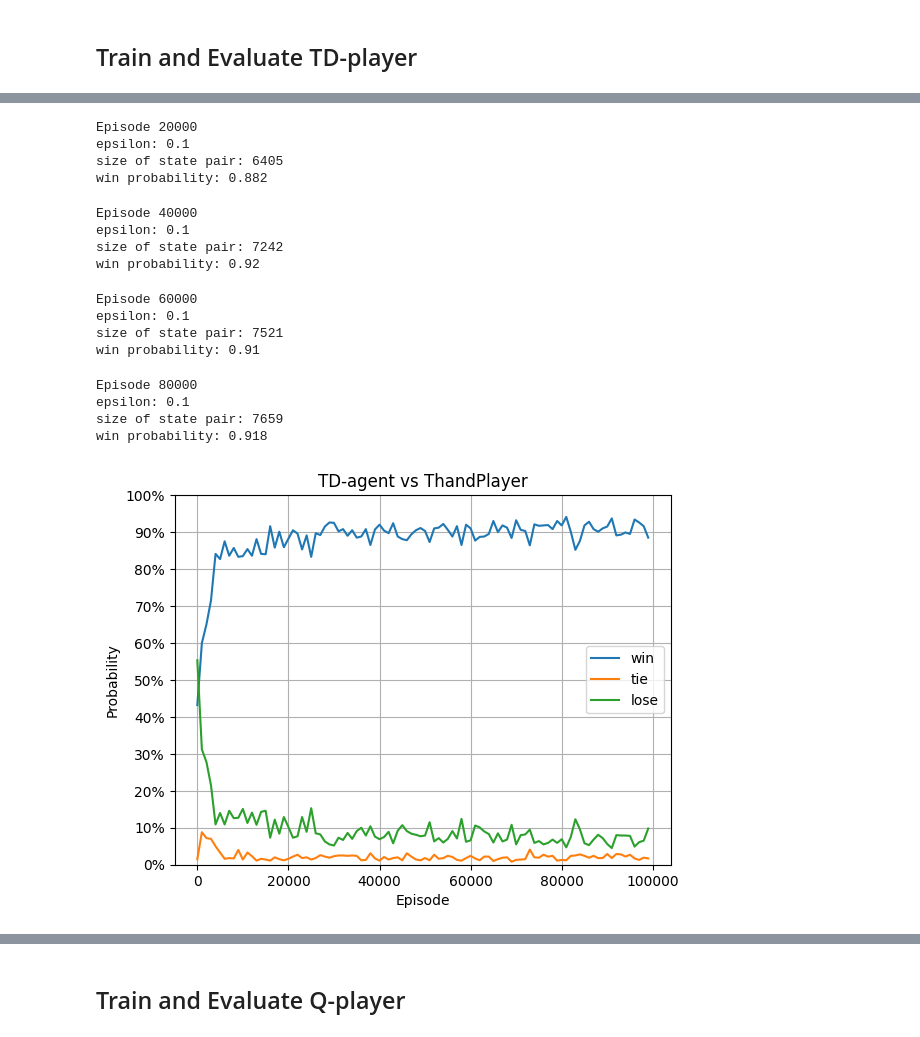
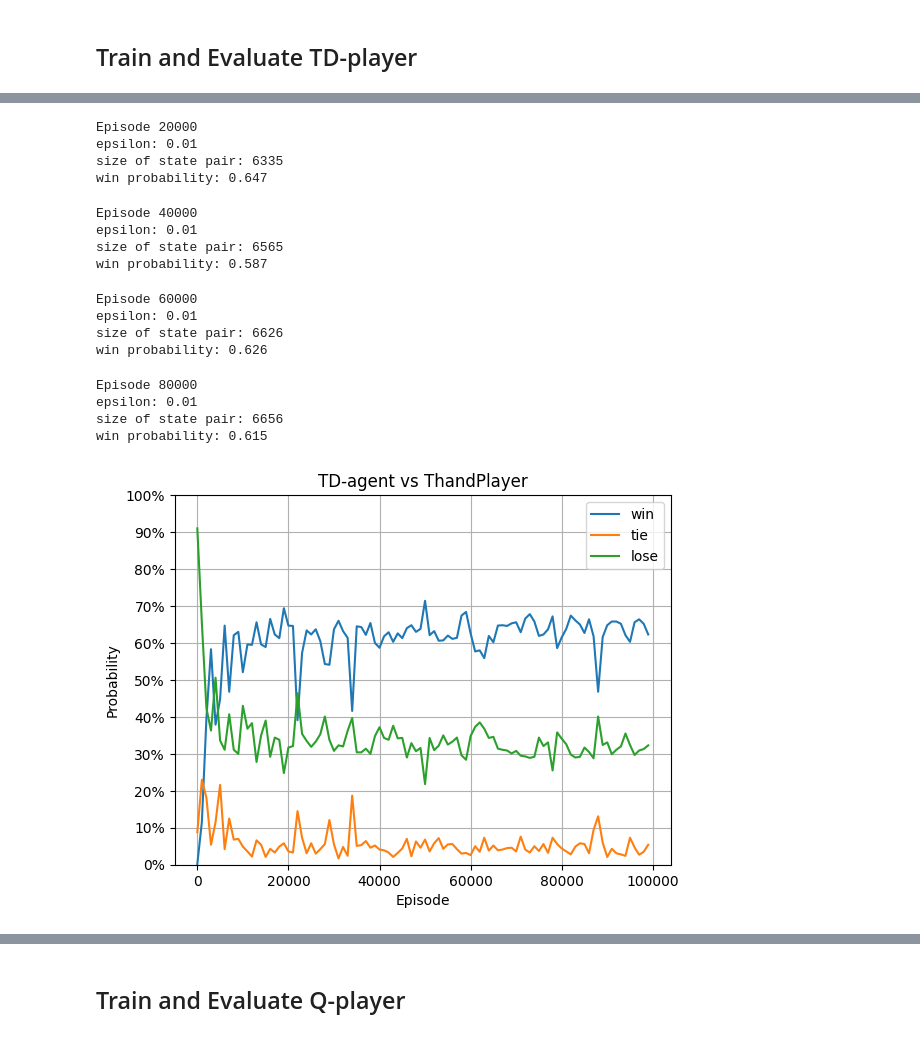
Before and after one commit to QizheCui/CW1_RL, a Jupyter notebook: tic-tac-toe.ipynb, the cells around one changed output, grey strips where cells are left out. Cells and saved outputs as stored; diff of their text form; code cells hidden in the pictures.

```diff
--- a/tic-tac-toe.ipynb
+++ b/tic-tac-toe.ipynb
@@ -221,16 +222,16 @@ class HumanPlayer(Player):
 ## Build a Q-learning Agent
 # %%
 class RLAgent:
-    def __init__(self, letter, alpha=0.2, gamma=0.9):
+    def __init__(self, letter, alpha=0.3, gamma=0.9):
         self.alpha = alpha
         self.gamma = gamma
         self.Q = {}  # state-action pair to value
-        self.epsilon = 0.8  # exploration rate/ epsilon
+        self.epsilon = 0.2  # exploration rate/ epsilon
         self.epsilon_min = 0.1
         # use a smooth decay for epsilon
         self.epsilon_decay = 0.999
         self.letter = letter
-        self.default_q = 0.5 # default Q-value for unseen state-action pair
+        self.default_q = 1 # default Q-value for unseen state-action pair
 
     def get_state(self, game):
         return str(game.board)
@@ -319,8 +320,8 @@ class TDAgent(Player):
         super().__init__(letter)
         self.alpha = alpha
         self.V = {}  # state to value
-        self.epsilon = 0.2  # exploration rate/ epsilon
-        self.epsilon_min = 0.1
+        self.epsilon = 1  # exploration rate/ epsilon
+        self.epsilon_min = 0.01
         self.epsilon_decay = 0.999
 
     def get_state(self, game):
@@ -469,5 +470,14 @@ def evaluate(agent1, agent2, game, num_games=100,verbose = False, default_epsilo
     return win_prob, tie_prob, lose_prob
 # %% [markdown]
 ## Train and Evaluate TD-player
+# %%
+player1 = RandomPlayer('O')
+player2 = WinningMovePlayer('X')
+player3 = ThandPlayer('O')
+TD_agent1 = TDAgent('X')
+TD_agent2 = TDAgent('O')
+TD_agent3 = TDAgent('X')
+number_of_episodes = 100000
+freq = 1000 # evaluate the agent every 1000 episodes
 # %%
 # train a TD-agent against random
@@ -604,23 +604,18 @@ win probability: 0.932
 # %%
-# train a TD-agent against ThandPlayer
-TD_agent3 = TDAgent('O')
-player1 = RandomPlayer('X')
-player2 = WinningMovePlayer('X')
-player3 = ThandPlayer('X')
-number_of_episodes = 100000
-win_list = []
-tie_list = []
-lose_list = []
-freq = 1000
+# train a TD-agent against ThandPlayer, don't decay epsilon since it is hard to beat
+win_list_3 = []
+tie_list_3 = []
+lose_list_3 = []
+
 for _ in tqdm(range(number_of_episodes), colour = 'green'):  # Increase the number of training games as needed
     game.reset()
     result = play_game_TD(TD_agent3, game, player3)
-    TD_agent3.decrease_epsilon()
+    TD_agent3.decrease_epsilon() #
     if _ % freq == 0:
         win_prob,tie_prob,lose_prob = evaluate(TD_agent3, player3,game,freq)
-        win_list.append(win_prob)
-        tie_list.append(tie_prob)
-        lose_list.append(lose_prob)
+        win_list_3.append(win_prob)
+        tie_list_3.append(tie_prob)
+        lose_list_3.append(lose_prob)
 
     if _ % (20*freq) == 0:
         print(f"Episode {_}")
@@ -628,11 +623,11 @@ for _ in tqdm(range(number_of_episodes), colour = 'green'):  # Increase the numb
         print(f"size of state pair: {len(TD_agent3.V)}")
         print(f"win probability: {win_prob}")
 
-xs = freq*np.arange(len(win_list))
-plt.plot(xs,win_list, label = 'win')
+xs = freq*np.arange(len(win_list_3))
+plt.plot(xs,win_list_3, label = 'win')
 plt.xlabel('Episode')
-plt.plot(xs,tie_list,label = "tie")
-plt.plot(xs,lose_list, label = "lose")
+plt.plot(xs,tie_list_3,label = "tie")
+plt.plot(xs,lose_list_3, label = "lose")
 plt.xlabel('Episode')
 plt.ylabel('Probability')
 plt.grid()
@@ -652,17 +647,17 @@ win probability: 0.432
 Episode 20000
-epsilon: 0.1
-size of state pair: 6405
-win probability: 0.882
+epsilon: 0.01
+size of state pair: 6335
+win probability: 0.647
 Episode 40000
-epsilon: 0.1
-size of state pair: 7242
-win probability: 0.92
+epsilon: 0.01
+size of state pair: 6565
+win probability: 0.587
 Episode 60000
-epsilon: 0.1
-size of state pair: 7521
-win probability: 0.91
+epsilon: 0.01
+size of state pair: 6626
+win probability: 0.626
 Episode 80000
-epsilon: 0.1
-size of state pair: 7659
-win probability: 0.918
+epsilon: 0.01
+size of state pair: 6656
+win probability: 0.615
-[figure, old version]
+[figure, new version]
```
Also changed, not shown: parts of 14 cells of this notebook.
